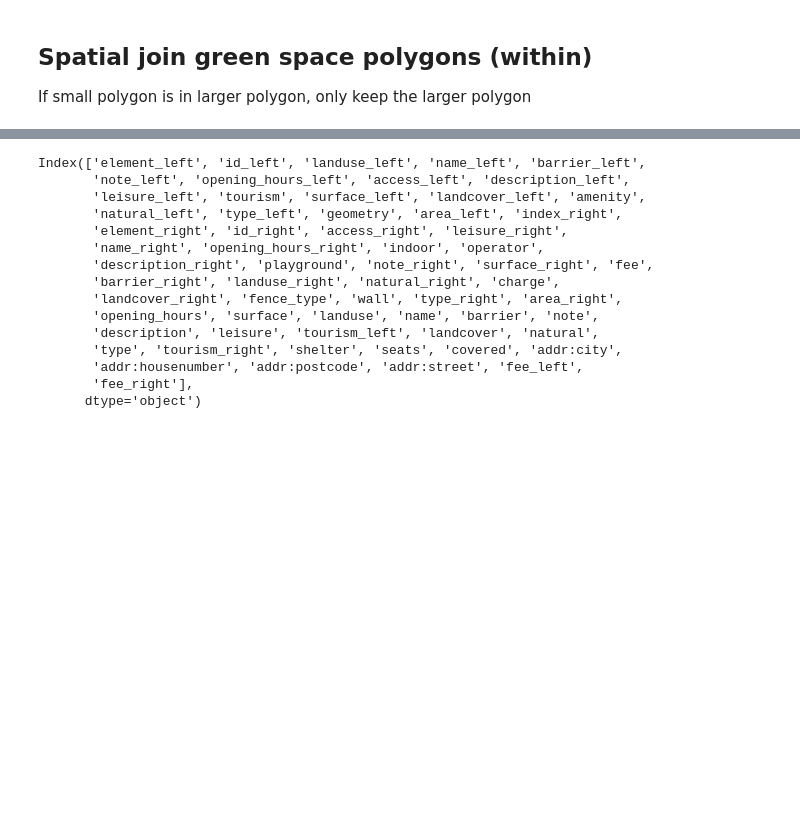
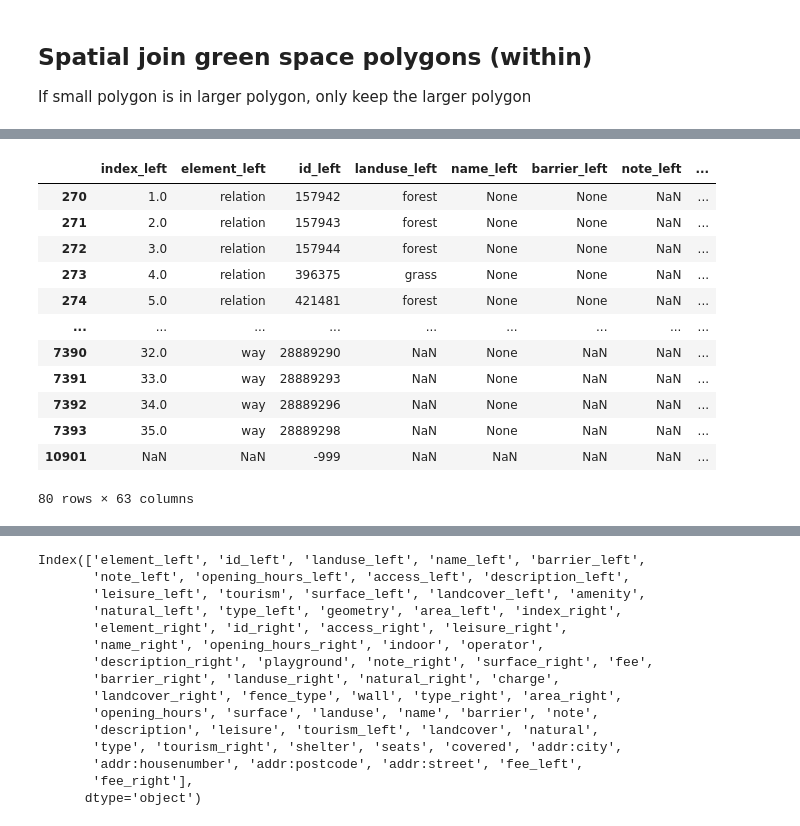
Before and after one commit to japanj/pugs-detection, a Jupyter notebook: notebooks/data_processing_osm.ipynb, the cells around one changed output, grey strips where cells are left out. Cells and saved outputs as stored; diff of their text form; code cells hidden in the pictures; blank space fills up the shorter version.

```diff
--- a/notebooks/data_processing_osm.ipynb
+++ b/notebooks/data_processing_osm.ipynb
@@ -256,0 +278,16 @@ clean_joined_green_space
+# %%
+clean_joined_green_space[clean_joined_green_space['id_right'] == '365345']
+# %% [output]
+|  | index_left | element_left | id_left | landuse_left | name_left | barrier_left | note_left | ... |
+| 270 | 1.0 | relation | 157942 | forest | None | None | NaN | ... |
+| 271 | 2.0 | relation | 157943 | forest | None | None | NaN | ... |
+| 272 | 3.0 | relation | 157944 | forest | None | None | NaN | ... |
+| 273 | 4.0 | relation | 396375 | grass | None | None | NaN | ... |
+| 274 | 5.0 | relation | 421481 | forest | None | None | NaN | ... |
+| ... | ... | ... | ... | ... | ... | ... | ... | ... |
+| 7390 | 32.0 | way | 28889290 | NaN | None | NaN | NaN | ... |
+| 7391 | 33.0 | way | 28889293 | NaN | None | NaN | NaN | ... |
+| 7392 | 34.0 | way | 28889296 | NaN | None | NaN | NaN | ... |
+| 7393 | 35.0 | way | 28889298 | NaN | None | NaN | NaN | ... |
+| 10901 | NaN | NaN | -999 | NaN | NaN | NaN | NaN | ... |
+80 rows × 63 columns
```
Also changed, not shown: parts of 23 cells of this notebook.
